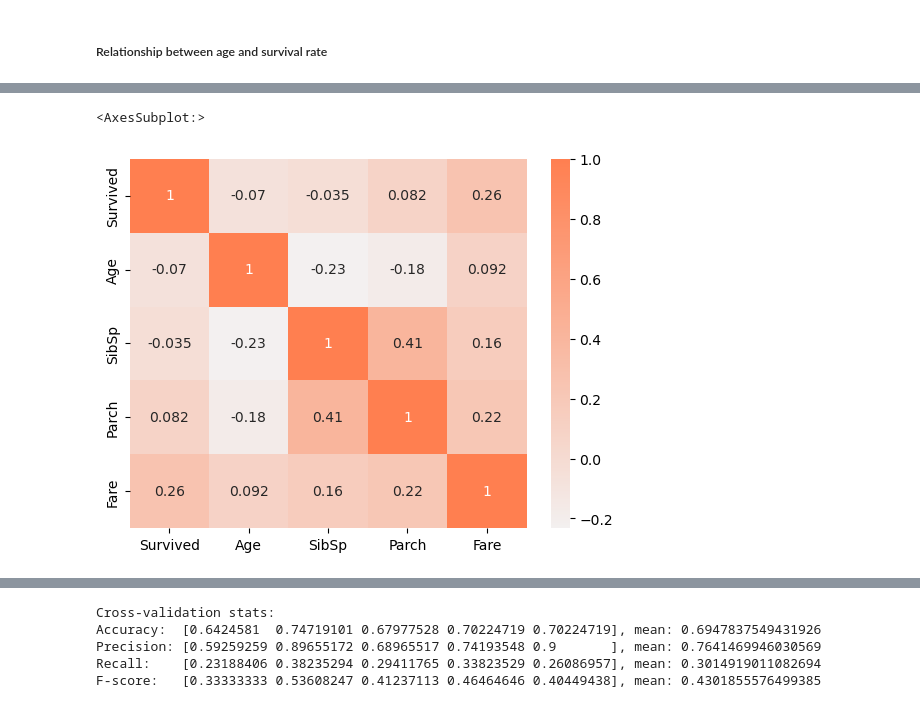
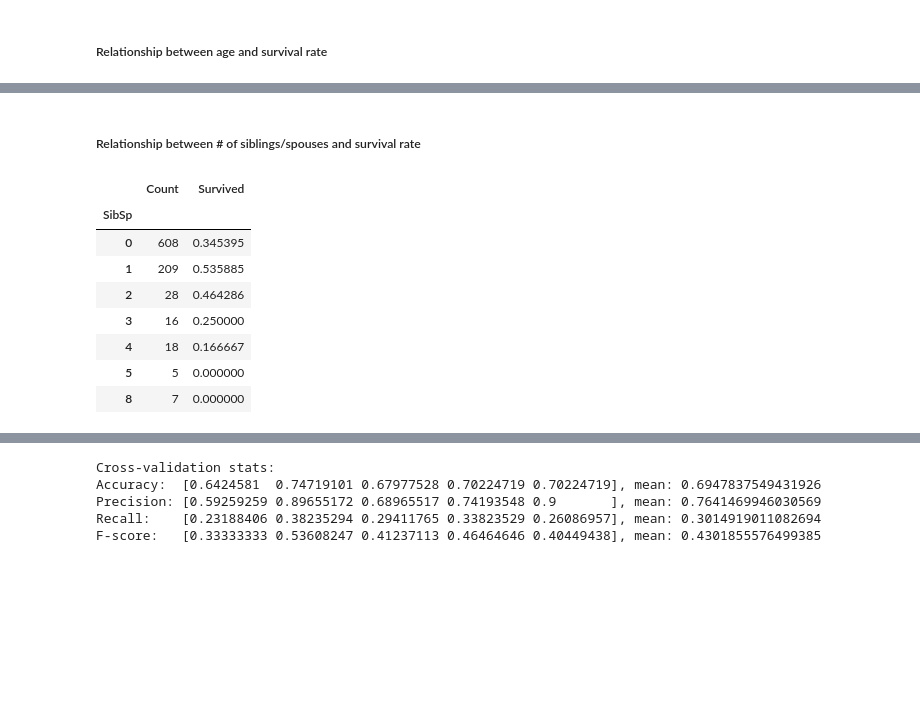
Before and after one commit to mapang02/cse351_final, a Jupyter notebook: final.ipynb, the cells around one changed output, grey strips where cells are left out. Cells and saved outputs as stored; diff of their text form; code cells hidden in the pictures; blank space fills up the shorter version.

```diff
--- a/final.ipynb
+++ b/final.ipynb
@@ -149,16 +163,21 @@ From this table, it can be determined that:
 * Passengers from age 60 and up were the least likely to survive.
 * Passengers between 15 and 29 years old were less likely to survive than passengers between 30 and 59 years old.
   * The fact that third-class passengers had the lowest average age may indicate that young adults on board were more likely to be lower-class.
-# %%
-#Find correlations between each numeric variable
-correlations = titanic_df[["Survived",
-                    "Age",
-                    "SibSp",
-                    "Parch",
-                    "Fare"
-                ]].corr()
-correlation_cmap = sns.light_palette(color="#FF7F50", as_cmap=True)
-sns.heatmap(correlations, cmap=correlation_cmap, annot=True)
-# %% [output]
-<AxesSubplot:>
-[figure, removed]
+# %% [markdown]
+##### Relationship between # of siblings/spouses and survival rate
+# %%
+#Determine the percentage of people in each age range who survived
+sibsp_df = pd.DataFrame()
+sibsp_df["Count"] = titanic_df.groupby(titanic_df["SibSp"])[["Survived"]].count()
+sibsp_df["Survived"] = titanic_df.groupby(titanic_df["SibSp"])[["Survived"]].mean()
+display(sibsp_df)
+# %% [output]
+|  | Count | Survived |
+| SibSp |  |  |
+| 0 | 608 | 0.345395 |
+| 1 | 209 | 0.535885 |
+| 2 | 28 | 0.464286 |
+| 3 | 16 | 0.250000 |
+| 4 | 18 | 0.166667 |
+| 5 | 5 | 0.000000 |
+| 8 | 7 | 0.000000 |
```
Also changed, not shown: parts of 17 cells of this notebook.
